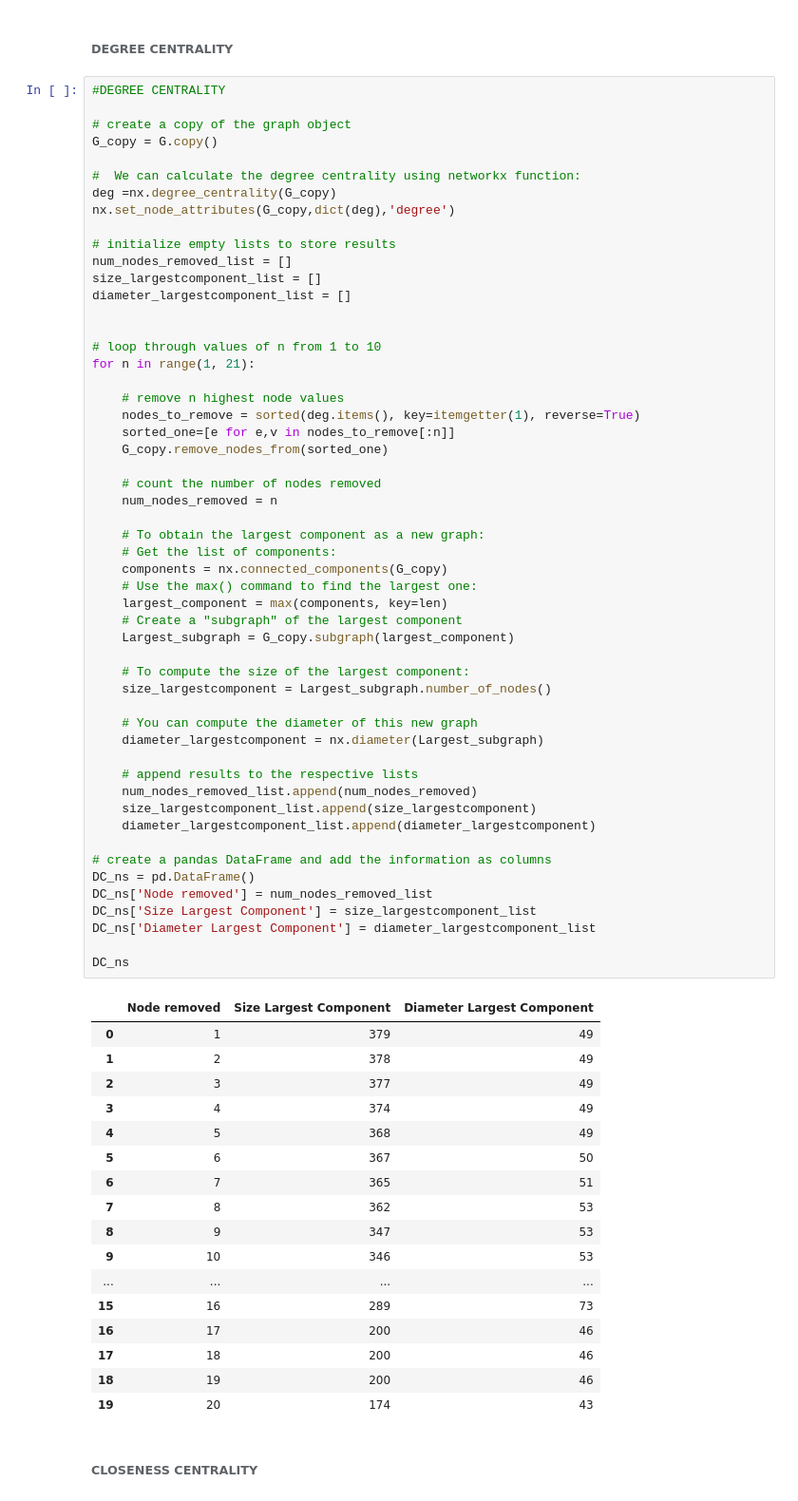
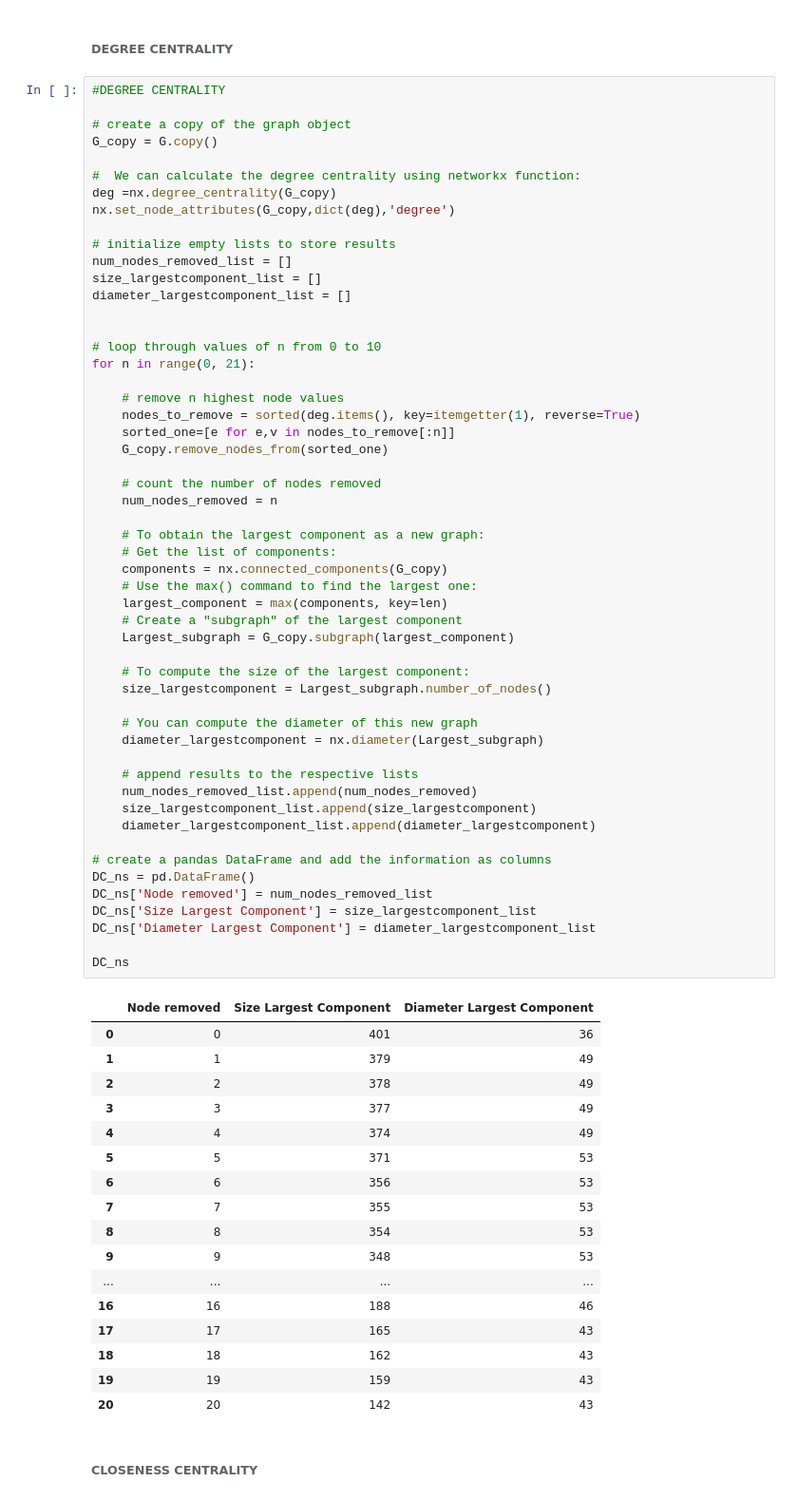
Before and after one commit to brfelipealmeida/LondonTubeNetwork, a Jupyter notebook: Code.ipynb, the cells around one changed output. Shown at 95% size. Saved outputs shown, nothing was run; the diff lists cells and outputs as text.

```diff
--- a/Code.ipynb
+++ b/Code.ipynb
@@ -628,8 +628,8 @@ size_largestcomponent_list = []
 diameter_largestcomponent_list = []
 
 
-# loop through values of n from 1 to 10
-for n in range(1, 21):
+# loop through values of n from 0 to 10
+for n in range(0, 21):
 
     # remove n highest node values
     nodes_to_remove = sorted(deg.items(), key=itemgetter(1), reverse=True)
@@ -640,49 +640,49 @@ for n in range(1, 21):
     num_nodes_removed = n
 
     # To obtain the largest component as a new graph:
     # Get the list of components:
     components = nx.connected_components(G_copy)
     # Use the max() command to find the largest one:
     largest_component = max(components, key=len)
     # Create a "subgraph" of the largest component
     Largest_subgraph = G_copy.subgraph(largest_component)
 
     # To compute the size of the largest component:
     size_largestcomponent = Largest_subgraph.number_of_nodes()
 
     # You can compute the diameter of this new graph
     diameter_largestcomponent = nx.diameter(Largest_subgraph)
 
     # append results to the respective lists
     num_nodes_removed_list.append(num_nodes_removed)
     size_largestcomponent_list.append(size_largestcomponent)
     diameter_largestcomponent_list.append(diameter_largestcomponent)
 
 # create a pandas DataFrame and add the information as columns
 DC_ns = pd.DataFrame()
 DC_ns['Node removed'] = num_nodes_removed_list
 DC_ns['Size Largest Component'] = size_largestcomponent_list
 DC_ns['Diameter Largest Component'] = diameter_largestcomponent_list
 
 DC_ns
 # %% [output]
 |  | Node removed | Size Largest Component | Diameter Largest Component |
-| 0 | 1 | 379 | 49 |
-| 1 | 2 | 378 | 49 |
-| 2 | 3 | 377 | 49 |
-| 3 | 4 | 374 | 49 |
-| 4 | 5 | 368 | 49 |
-| 5 | 6 | 367 | 50 |
-| 6 | 7 | 365 | 51 |
-| 7 | 8 | 362 | 53 |
-| 8 | 9 | 347 | 53 |
-| 9 | 10 | 346 | 53 |
+| 0 | 0 | 401 | 36 |
+| 1 | 1 | 379 | 49 |
+| 2 | 2 | 378 | 49 |
+| 3 | 3 | 377 | 49 |
+| 4 | 4 | 374 | 49 |
+| 5 | 5 | 371 | 53 |
+| 6 | 6 | 356 | 53 |
+| 7 | 7 | 355 | 53 |
+| 8 | 8 | 354 | 53 |
+| 9 | 9 | 348 | 53 |
 | ... | ... | ... | ... |
-| 15 | 16 | 289 | 73 |
-| 16 | 17 | 200 | 46 |
-| 17 | 18 | 200 | 46 |
-| 18 | 19 | 200 | 46 |
-| 19 | 20 | 174 | 43 |
+| 16 | 16 | 188 | 46 |
+| 17 | 17 | 165 | 43 |
+| 18 | 18 | 162 | 43 |
+| 19 | 19 | 159 | 43 |
+| 20 | 20 | 142 | 43 |
 # %% [markdown]
 ###### CLOSENESS CENTRALITY
 # %%
```
Also changed, not shown: parts of 17 cells of this notebook.
